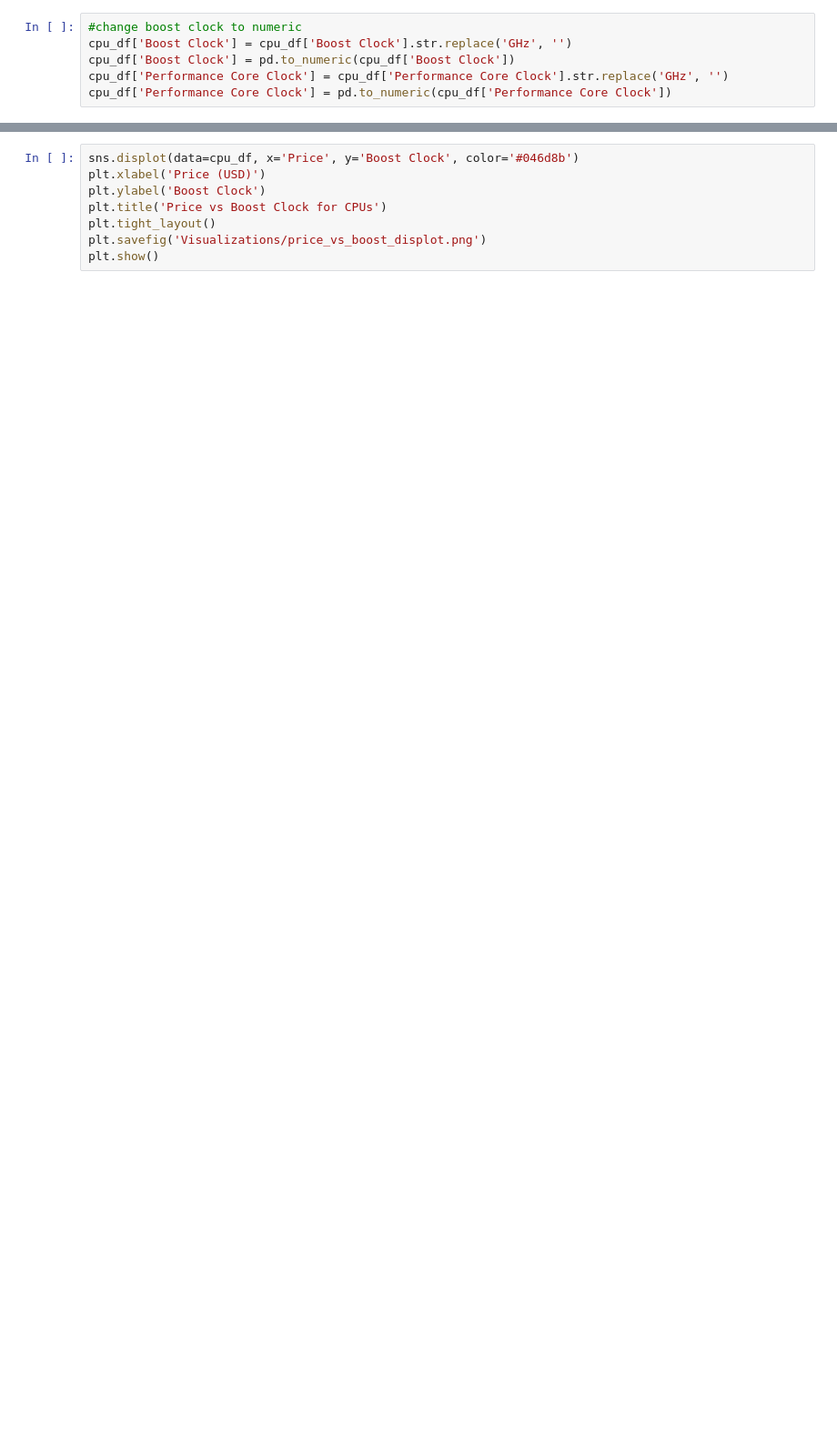
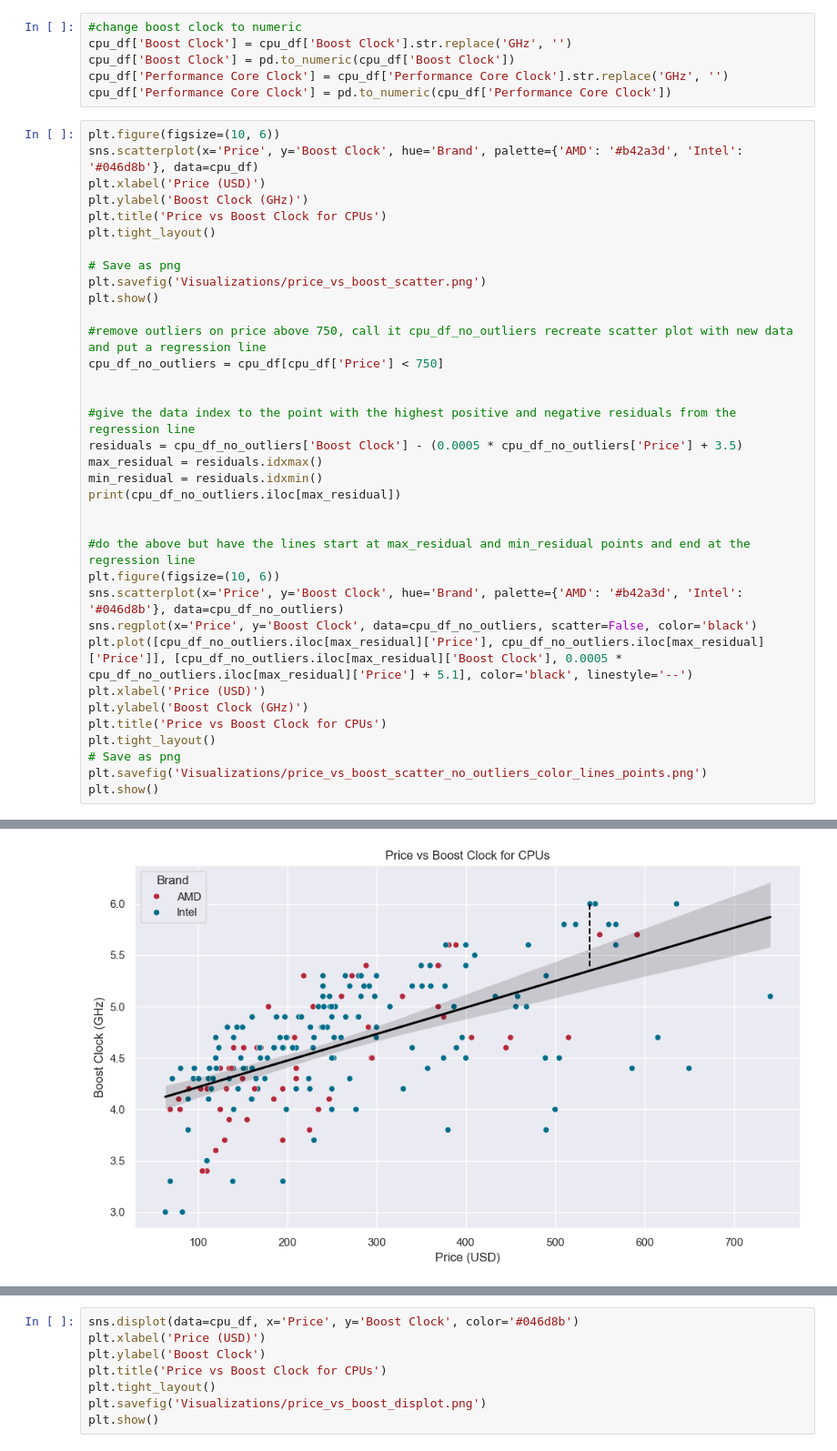
Before and after one commit to knoppds/CSCI_5502_Group_Project_01, a Jupyter notebook: GP_1_PCPartPicker_Data_Visualizations.ipynb, the cells around one changed output, grey strips where cells are left out. Shown at 91% size. Drawn from its saved outputs; the diff is of its cells as text; blank space fills up the shorter version.

```diff
--- a/GP_1_PCPartPicker_Data_Visualizations.ipynb
+++ b/GP_1_PCPartPicker_Data_Visualizations.ipynb
@@ -164,3 +164,39 @@ cpu_df['Boost Clock'] = cpu_df['Boost Clock'].str.replace('GHz', '')
 cpu_df['Boost Clock'] = pd.to_numeric(cpu_df['Boost Clock'])
 cpu_df['Performance Core Clock'] = cpu_df['Performance Core Clock'].str.replace('GHz', '')
 cpu_df['Performance Core Clock'] = pd.to_numeric(cpu_df['Performance Core Clock'])
+# %%
+plt.figure(figsize=(10, 6))
+sns.scatterplot(x='Price', y='Boost Clock', hue='Brand', palette={'AMD': '#b42a3d', 'Intel': '#046d8b'}, data=cpu_df)
+plt.xlabel('Price (USD)')
+plt.ylabel('Boost Clock (GHz)')
+plt.title('Price vs Boost Clock for CPUs')
+plt.tight_layout()
+
+# Save as png
+plt.savefig('Visualizations/price_vs_boost_scatter.png')
+plt.show()
+
+#remove outliers on price above 750, call it cpu_df_no_outliers recreate scatter plot with new data and put a regression line
+cpu_df_no_outliers = cpu_df[cpu_df['Price'] < 750]
+
+
+#give the data index to the point with the highest positive and negative residuals from the regression line
+residuals = cpu_df_no_outliers['Boost Clock'] - (0.0005 * cpu_df_no_outliers['Price'] + 3.5)
+max_residual = residuals.idxmax()
+min_residual = residuals.idxmin()
+print(cpu_df_no_outliers.iloc[max_residual])
+
+
+#do the above but have the lines start at max_residual and min_residual points and end at the regression line
+plt.figure(figsize=(10, 6))
+sns.scatterplot(x='Price', y='Boost Clock', hue='Brand', palette={'AMD': '#b42a3d', 'Intel': '#046d8b'}, data=cpu_df_no_outliers)
+sns.regplot(x='Price', y='Boost Clock', data=cpu_df_no_outliers, scatter=False, color='black')
+plt.plot([cpu_df_no_outliers.iloc[max_residual]['Price'], cpu_df_no_outliers.iloc[max_residual]['Price']], [cpu_df_no_outliers.iloc[max_residual]['Boost Clock'], 0.0005 * cpu_df_no_outliers.iloc[max_residual]['Price'] + 5.1], color='black', linestyle='--')
+plt.xlabel('Price (USD)')
+plt.ylabel('Boost Clock (GHz)')
+plt.title('Price vs Boost Clock for CPUs')
+plt.tight_layout()
+# Save as png
+plt.savefig('Visualizations/price_vs_boost_scatter_no_outliers_color_lines_points.png')
+plt.show()
+# %% [output]
@@ -167 +219,2 @@ cpu_df['Performance Core Clock'] = pd.to_numeric(cpu_df['Performance Core Clock'
+[figure, added]
 # %%
```
Also changed, not shown: parts of 3 cells of this notebook, 4 other files.
